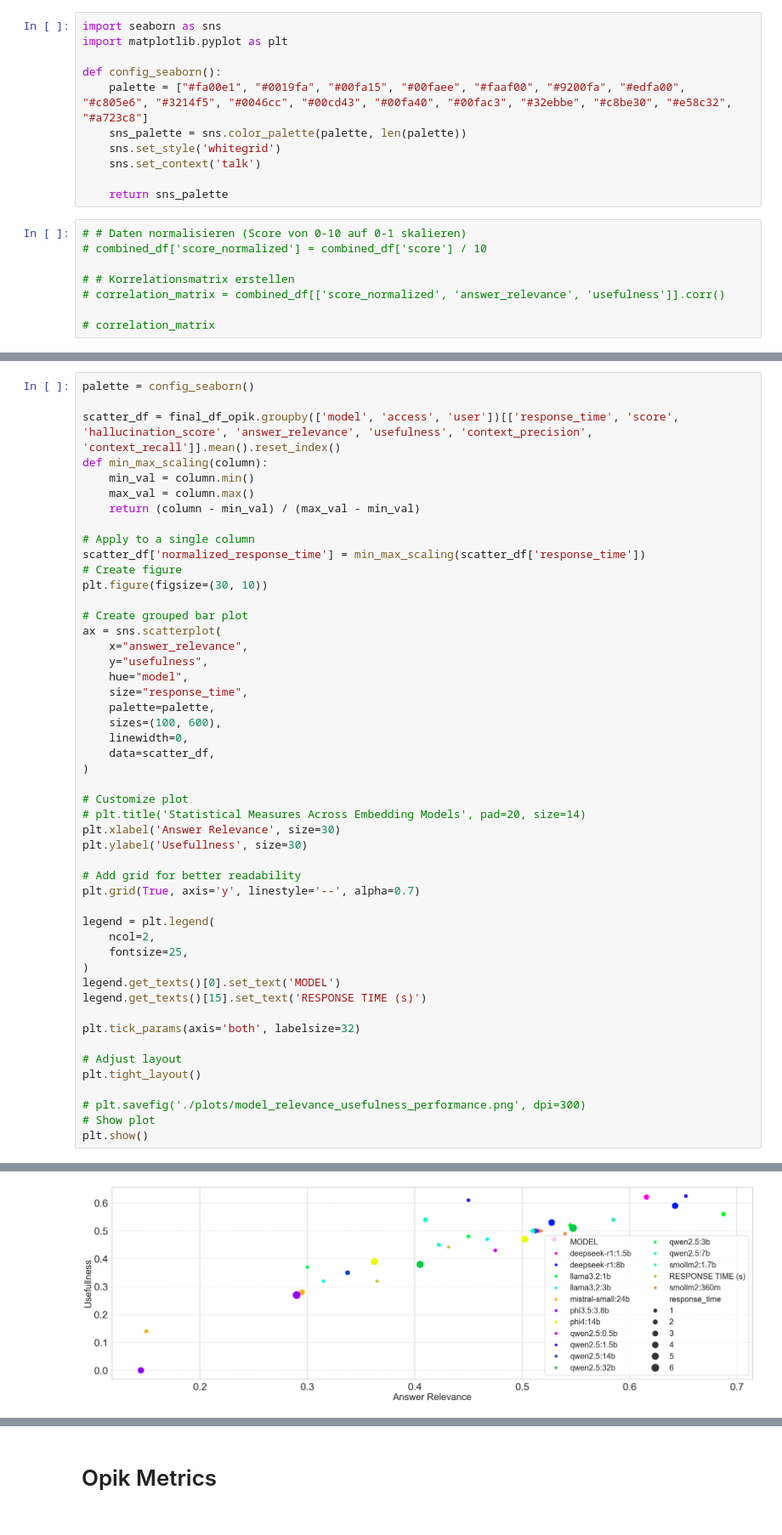
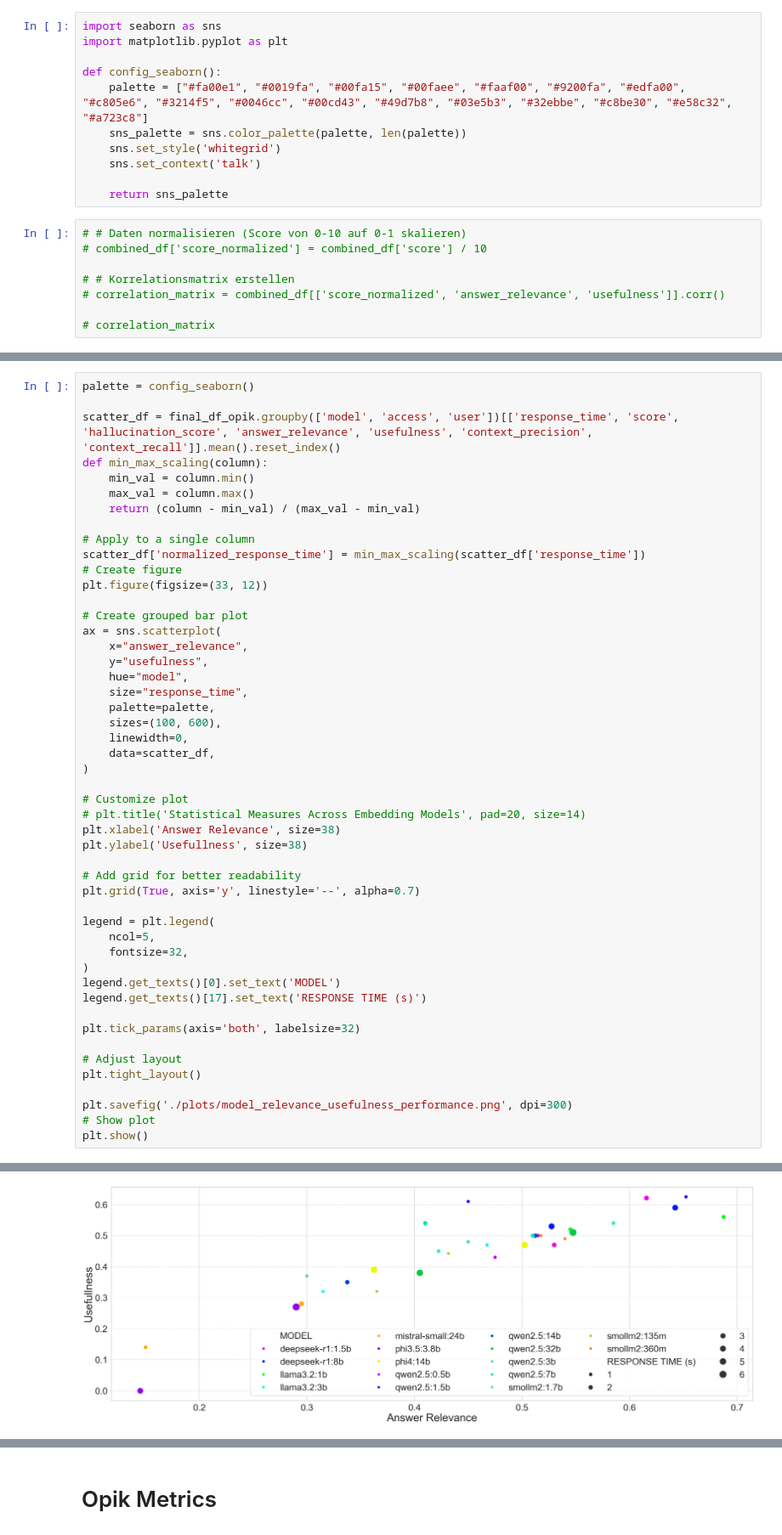
Before and after one commit to maxistaebler/eKNOW_2025, a Jupyter notebook: notebooks/graphrag_response_evaluation_v2.ipynb, the cells around one changed output, grey strips where cells are left out. Shown at 85% size. Saved outputs shown, nothing was run; the diff lists cells and outputs as text.

```diff
--- a/notebooks/graphrag_response_evaluation_v2.ipynb
+++ b/notebooks/graphrag_response_evaluation_v2.ipynb
@@ -374,7 +457,7 @@ import seaborn as sns
 import matplotlib.pyplot as plt
 
 def config_seaborn():
-    palette = ["#fa00e1", "#0019fa", "#00fa15", "#00faee", "#faaf00", "#9200fa", "#edfa00", "#c805e6", "#3214f5", "#0046cc", "#00cd43", "#00fa40", "#00fac3", "#32ebbe", "#c8be30", "#e58c32", "#a723c8"]
+    palette = ["#fa00e1", "#0019fa", "#00fa15", "#00faee", "#faaf00", "#9200fa", "#edfa00", "#c805e6", "#3214f5", "#0046cc", "#00cd43", "#49d7b8", "#03e5b3", "#32ebbe", "#c8be30", "#e58c32", "#a723c8"]
     sns_palette = sns.color_palette(palette, len(palette))
     sns.set_style('whitegrid')
     sns.set_context('talk')
@@ -494,7 +608,7 @@ def min_max_scaling(column):
 # Apply to a single column
 scatter_df['normalized_response_time'] = min_max_scaling(scatter_df['response_time'])
 # Create figure
-plt.figure(figsize=(30, 10))
+plt.figure(figsize=(33, 12))
 
 # Create grouped bar plot
 ax = sns.scatterplot(
@@ -510,25 +624,25 @@ ax = sns.scatterplot(
 
 # Customize plot
 # plt.title('Statistical Measures Across Embedding Models', pad=20, size=14)
-plt.xlabel('Answer Relevance', size=30)
-plt.ylabel('Usefullness', size=30)
+plt.xlabel('Answer Relevance', size=38)
+plt.ylabel('Usefullness', size=38)
 
 # Add grid for better readability
 plt.grid(True, axis='y', linestyle='--', alpha=0.7)
 
 legend = plt.legend(
-    ncol=2,
-    fontsize=25,
+    ncol=5,
+    fontsize=32,
 )
 legend.get_texts()[0].set_text('MODEL')
-legend.get_texts()[15].set_text('RESPONSE TIME (s)')
+legend.get_texts()[17].set_text('RESPONSE TIME (s)')
 
 plt.tick_params(axis='both', labelsize=32)
 
 # Adjust layout
 plt.tight_layout()
 
-# plt.savefig('./plots/model_relevance_usefulness_performance.png', dpi=300)
+plt.savefig('./plots/model_relevance_usefulness_performance.png', dpi=300)
 # Show plot
 plt.show()
 # %% [output]
@@ -535,4 +650,4 @@ plt.show()
-[figure, old version]
+[figure, new version]
 # %%
 from matplotlib.patches import Rectangle
 
```
Also changed, not shown: parts of 13 cells of this notebook, 5 other files.
